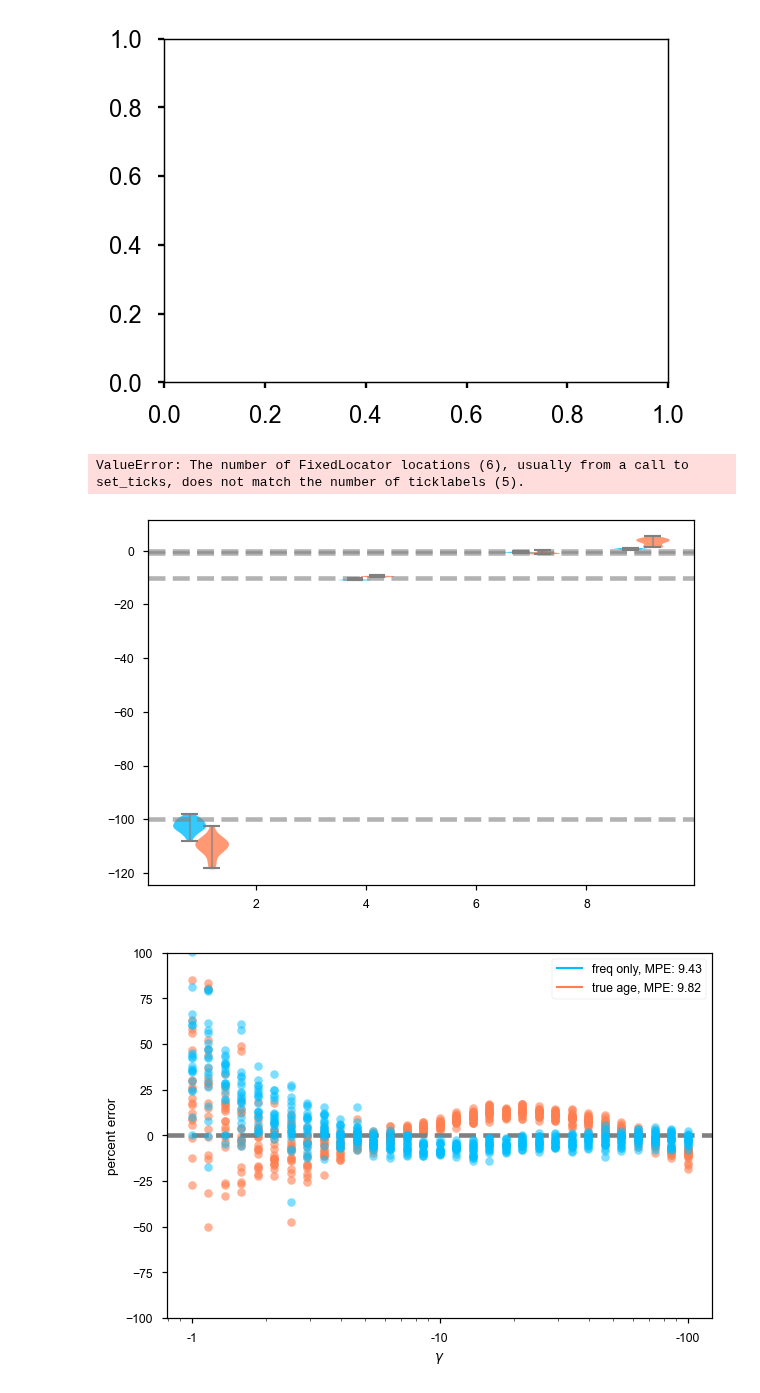
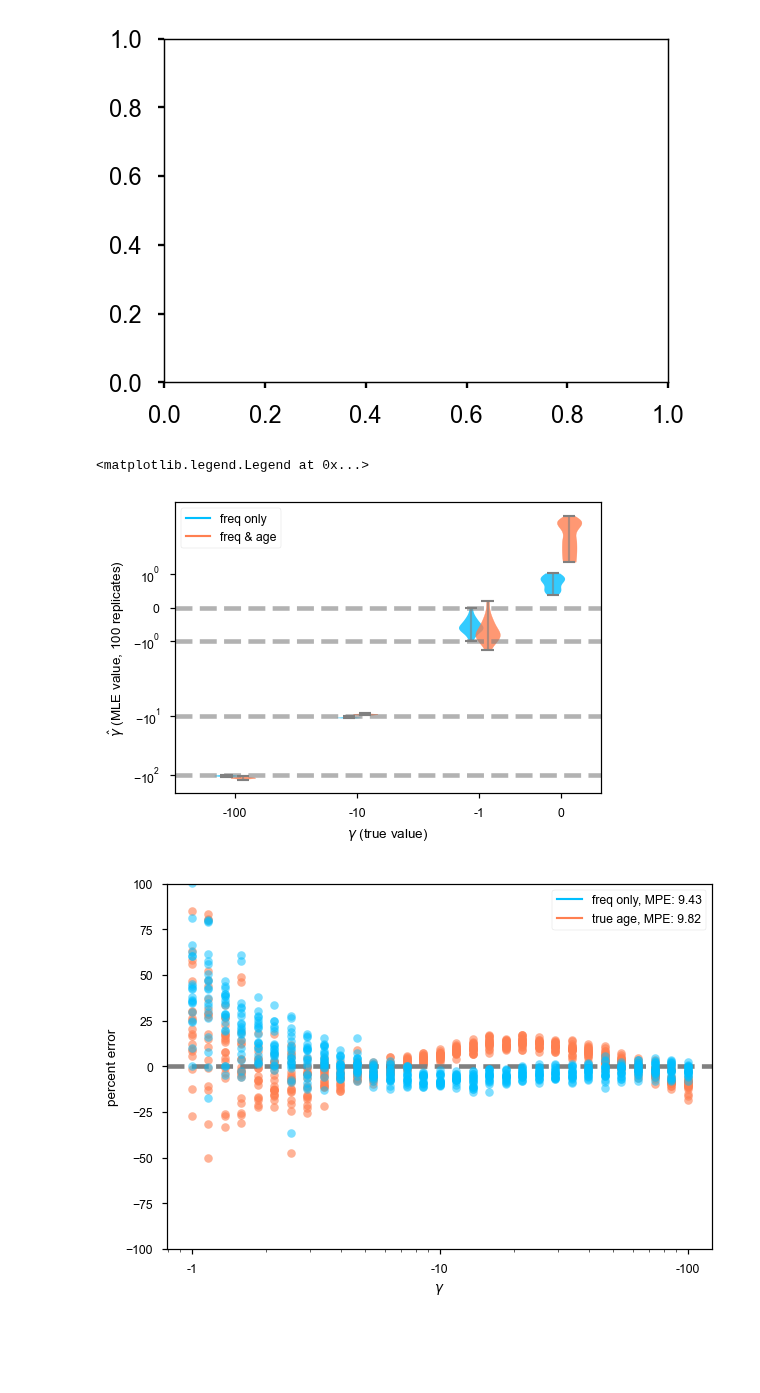
Before and after one commit to VivaswatS/selCoefEst, a Jupyter notebook: import-samp.ipynb, the cells around one changed output. Saved outputs shown, nothing was run; the diff lists cells and outputs as text; code cells hidden in the pictures; blank space fills up the shorter version.

```diff
--- a/import-samp.ipynb
+++ b/import-samp.ipynb
@@ -146,13 +124,15 @@ def get_ll_import_samp(g, opts, n=200):
 # %%
-gamest = np.zeros((3,12))
-for id, numdraws in enumerate([1,10,100]):
-    for n in range(10):
-        adat = np.zeros((len(datt),numdraws),dtype='int') # 20 draws from the uniform dist
-        for i in range(len(adat)):
-            adat[i,:] = rng.integers(relest[i,0]+1,relest[i,1]+1,size=numdraws)
-        gamest[id,n] = sp.optimize.minimize_scalar(get_ll_import_samp,args=({'fdat':datt[:,5],'adat':adat,'gens':80000,'N':10000,'theta':400})).x
+# gamest = np.zeros((3,12))
+# for id, numdraws in enumerate([1,10,100]):
+#     for n in range(10):
+#         adat = np.zeros((len(datt),numdraws),dtype='int') # 20 draws from the uniform dist
+#         for i in range(len(adat)):
+#             adat[i,:] = rng.integers(relest[i,0]+1,relest[i,1]+1,size=numdraws)
+#         gamest[id,n] = sp.optimize.minimize_scalar(get_ll_import_samp,args=({'fdat':datt[:,5],'adat':adat,'gens':80000,'N':10000,'theta':400})).x
 # fsa = run_mom_iterate_constant(8000, 200, -100/10000, 10000, 400, {})[::-1]
 # fsa0 = run_mom_iterate_constant(8000, 200, 0, 10000, 400, {})[::-1]
 # for i in range(15):
 #     temp[i] = np.log(fsa[adat[l,i],datt[l,5]]/np.sum(fsa[:,datt[l,5]])) + np.log(np.sum(fsa[adat[l,i],:])/np.sum(fsa)) - np.log(np.sum(fsa0[adat[l,i],:])/np.sum(fsa0))
 # sp.special.logsumexp(temp,b=1/15)
+# sp.optimize.minimize_scalar(get_ll_import_samp,args=({'fdat':datt[:,5],'adat':adat,'gens':80000,'N':10000,'theta':400})).x
+datt
@@ -355,44 +517,44 @@ NameError: name 'rm' is not defined
 # %%
 # import pyreadr
 # FIN = pyreadr.read_r('~/Downloads/allele_ages_EUR/allele_ages_FIN.RData')['allele_ages']
 # plt.hist(0.5*(FIN['lower_age']+FIN['upper_age']),100); plt.semilogy()
 
-dft = pd.read_csv('~/selCoefEst/PReFerSims/resfiles/finalRes2023-04-11.csv')
-ga = np.reshape(dft.iloc[:,1].tolist(),(-1,20),order='F')#[[0,15,30,34],:]
-ta = np.reshape(dft.iloc[:,2].tolist(),(-1,20),order='F')#[[0,15,30,34],:]
-fo = np.reshape(dft.iloc[:,3].tolist(),(-1,20),order='F')#[[0,15,30,34],:]
+# dft = pd.read_csv('~/selCoefEst/PReFerSims/resfiles/finalRes2023-04-11.csv')
+# ga = np.reshape(dft.iloc[:,1].tolist(),(-1,20),order='F')#[[0,15,30,34],:]
+# ta = np.reshape(dft.iloc[:,2].tolist(),(-1,20),order='F')#[[0,15,30,34],:]
+# fo = np.reshape(dft.iloc[:,3].tolist(),(-1,20),order='F')#[[0,15,30,34],:]
 
 # def setViolColors(bp):
 #     bp['bodies'][0].set_facecolor('deepskyblue')
 #     bp['bodies'][0].set_alpha(0.8)
 #     bp['bodies'][0].set_linewidth(1)
 #     bp['cbars'].set_colors('grey')
 #     bp['cbars'].set_alpha(0.6)
 #     bp['cmins'].set_color('grey')
 #     bp['cmaxes'].set_color('grey')
 
 #     plt.setp(bp['bodies'][1], color='coral', alpha=0.8)
 
 # fig = plt.figure(dpi=130)
 # plt.style.use('seaborn-talk')
-# ax = plt.axes()
-# s = np.array([-100,-10,-1,0])
+ax = plt.axes()
+s = np.array([-100,-10,-1,0])
 
-# for i in range(len(s)):
-#     posn = [0.8,1.2,3.8,4.2,6.8,7.2,8.8,9.2]
-#     vp = plt.violinplot([fo[i,:],ta[i,:]],positions=[posn[2*i],posn[2*i+1]], widths=0.6,)
-#     setViolColors(vp)
-#     plt.axhline(s[i],color='grey',ls='--',alpha=0.6,lw=3)
+for i in range(len(s)):
+    posn = [0.8,1.2,3.8,4.2,6.8,7.2,8.8,9.2]
+    vp = plt.violinplot([fo[i,:],ta[i,:]],positions=[posn[2*i],posn[2*i+1]], widths=0.6,)
+    setViolColors(vp)
+    plt.axhline(s[i],color='grey',ls='--',alpha=0.6,lw=3)
 
-# # ax.set_xticks([1.5,4.5,7.5,10.5,13.5,16.5]); ax.set_xticklabels(np.ravel(s.tolist()+[0.])); ax.set_yscale('symlog');
-# ax.set_xticks([1,4,7,9]); ax.set_xticklabels(np.ravel(s.tolist()));
-# # ax.set_yscale('symlog'); #ax.set_yticks(s,labels=[-100,-10,-1,0]);
+# ax.set_xticks([1.5,4.5,7.5,10.5,13.5,16.5]); ax.set_xticklabels(np.ravel(s.tolist()+[0.])); ax.set_yscale('symlog');
+ax.set_xticks([1,4,7,9]); ax.set_xticklabels(np.ravel(s.tolist()));
+ax.set_yscale('symlog'); #ax.set_yticks(s,labels=[-100,-10,-1,0]);
 
-# hB, = plt.plot(0,0,color='deepskyblue'); hR, = plt.plot(0,0,color='coral');
-# plt.xlabel(r'$\gamma$ (true value)'); plt.ylabel(r'$\hat \gamma$ (MLE value, 100 replicates)'); plt.legend((hB, hR),('freq only','freq & age'),loc='upper left')
+hB, = plt.plot(0,0,color='deepskyblue'); hR, = plt.plot(0,0,color='coral');
+plt.xlabel(r'$\gamma$ (true value)'); plt.ylabel(r'$\hat \gamma$ (MLE value, 100 replicates)'); plt.legend((hB, hR),('freq only','freq & age'),loc='upper left')
 # %% [output]
-ValueError: The number of FixedLocator locations (6), usually from a call to set_ticks, does not match the number of ticklabels (5).
+<matplotlib.legend.Legend at 0x...>
-[figure, old version]
+[figure, new version]
 # %%
 # plt.plot(ga[:31,0],(ga[:31,:]+ta[:31,:])*100/ga[:31,:],'o',alpha=0.6,color='coral'); plt.axhline(0,color='grey',ls='--',lw=3);
 # hB, = plt.plot(0,0,color='deepskyblue',label='freq only'); hR, = plt.plot(0,0,color='coral',label='freq & age');
```
Also changed, not shown: parts of 22 cells of this notebook, 28 other files.
